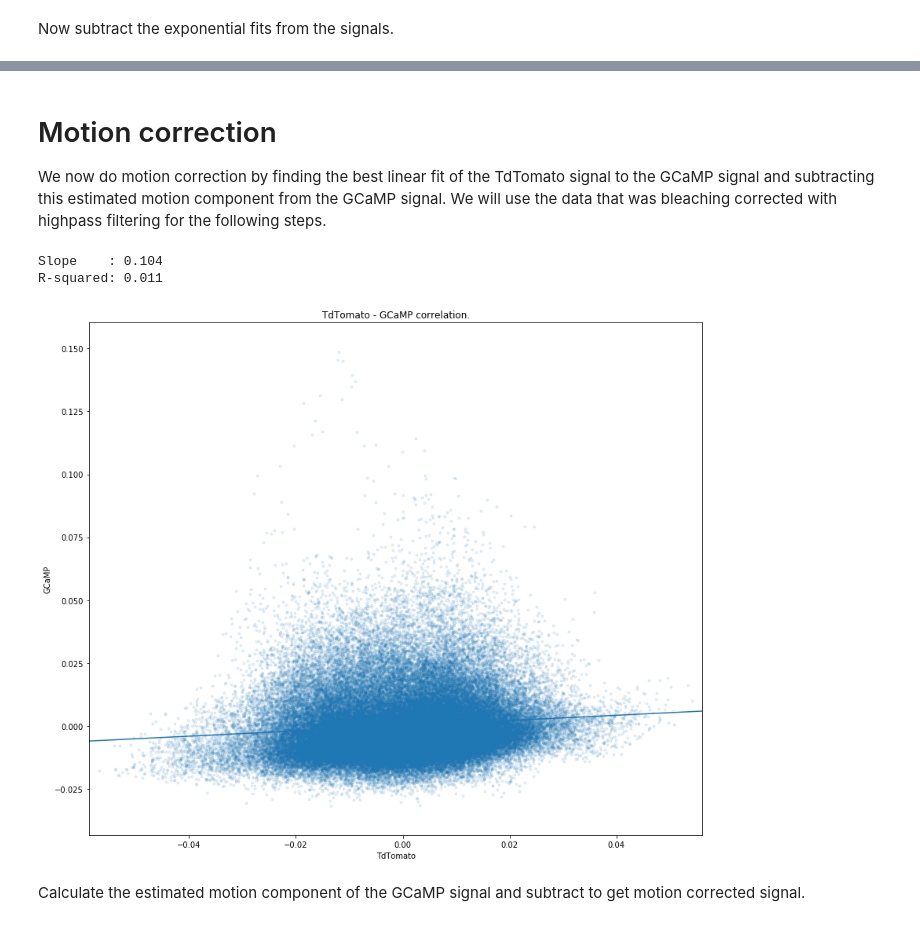
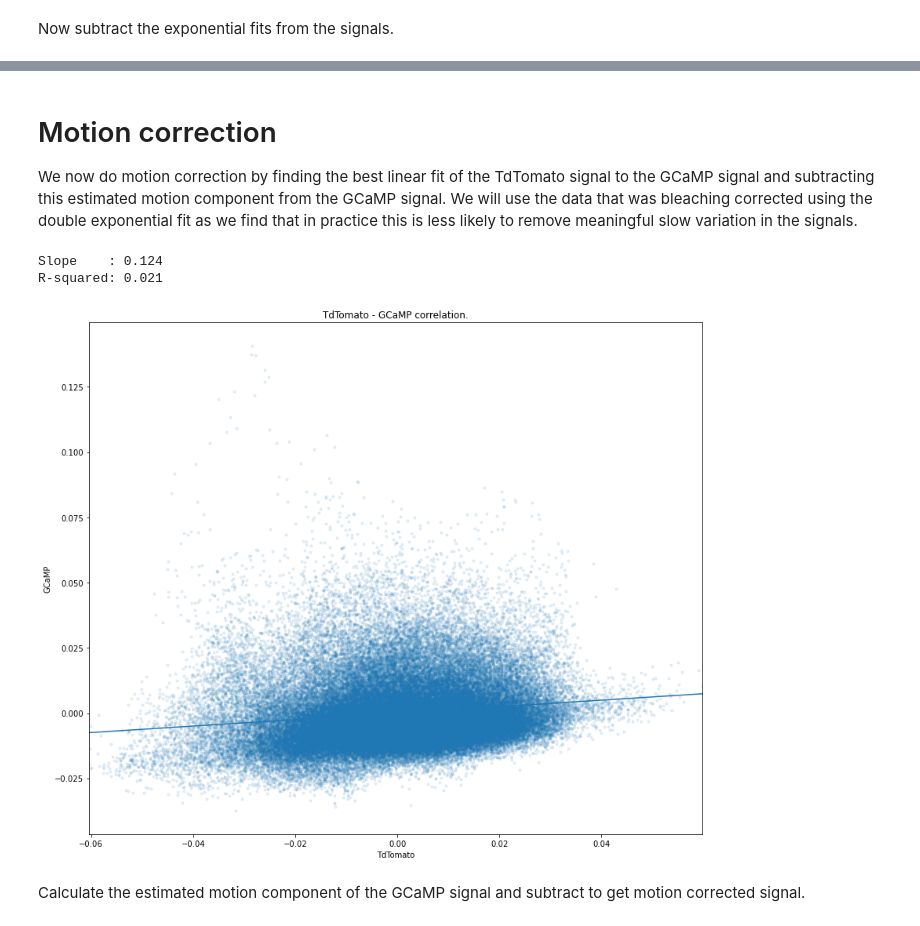
Before and after one commit to ThomasAkam/photometry_preprocessing, a Jupyter notebook: Photometry data preprocessing.ipynb, the cells around one changed output, grey strips where cells are left out. Saved outputs shown, nothing was run; the diff lists cells and outputs as text; code cells hidden in the pictures.

```diff
--- a/Photometry data preprocessing.ipynb
+++ b/Photometry data preprocessing.ipynb
@@ -119,15 +119,35 @@ Annother possible way of removing the influence of bleaching is to fit an expone
 # %%
-# The exponential curve we are going to fit.
-def exp_func(x, a, b, c):
-   return a*np.exp(-b*x) + c
+# The double exponential curve we are going to fit.
+def double_exponential(t, const, amp_fast, amp_slow, tau_slow, tau_multiplier):
+    '''Compute a double exponential function with constant offset.
+    Parameters:
+    t       : Time vector in seconds.
+    const   : Amplitude of the constant offset.
+    amp_fast: Amplitude of the fast component.
+    amp_slow: Amplitude of the slow component.
+    tau_slow: Time constant of slow component in seconds.
+    tau_multiplier: Time constant of fast component relative to slow.
+    '''
+    tau_fast = tau_slow*tau_multiplier
+    return const+amp_slow*np.exp(-t/tau_slow)+amp_fast*np.exp(-t/tau_fast)
 
 # Fit curve to GCaMP signal.
-GCaMP_parms, parm_cov = curve_fit(exp_func, time_seconds, GCaMP_denoised, p0=[1,1e-3,1],bounds=([0,0,0],[4,0.1,4]), maxfev=1000)
-GCaMP_expfit = exp_func(time_seconds, *GCaMP_parms)
+max_sig = np.max(GCaMP_denoised)
+inital_params = [max_sig/2, max_sig/4, max_sig/4, 3600, 0.1]
+bounds = ([0      , 0      , 0      , 600  , 0],
+          [max_sig, max_sig, max_sig, 36000, 1])
+GCaMP_parms, parm_cov = curve_fit(double_exponential, time_seconds, GCaMP_denoised,
+                                  p0=inital_params, bounds=bounds, maxfev=1000)
+GCaMP_expfit = double_exponential(time_seconds, *GCaMP_parms)
 
 # Fit curve to TdTomato signal.
-TdTom_parms, parm_cov = curve_fit(exp_func, time_seconds, TdTom_denoised, p0=[1,1e-3,1],bounds=([0,0,0],[4,0.1,4]), maxfev=1000)
-TdTom_expfit = exp_func(time_seconds, *TdTom_parms)
+max_sig = np.max(TdTom_denoised)
+inital_params = [max_sig/2, max_sig/4, max_sig/4, 3600, 0.1]
+bounds = ([0      , 0      , 0      , 600  , 0],
+          [max_sig, max_sig, max_sig, 36000, 1])
+TdTom_parms, parm_cov = curve_fit(double_exponential, time_seconds, TdTom_denoised,
+                                  p0=inital_params, bounds=bounds, maxfev=1000)
+TdTom_expfit = double_exponential(time_seconds, *TdTom_parms)
 
 plt.plot(time_seconds, GCaMP_denoised, 'g', label='GCaMP')
 plt.plot(time_seconds, GCaMP_expfit,'k', linewidth=1.5)
@@ -184,23 +172,23 @@ plt.xlabel('Time (seconds)');
 # %% [markdown]
 # Motion correction
 
-We now do motion correction by finding the best linear fit of the TdTomato signal to the GCaMP signal and subtracting this estimated motion component from the GCaMP signal.  We will use the data that was bleaching corrected with highpass filtering for the following steps.
+We now do motion correction by finding the best linear fit of the TdTomato signal to the GCaMP signal and subtracting this estimated motion component from the GCaMP signal.  We will use the data that was bleaching corrected using the double exponential fit as we find that in practice this is less likely to remove meaningful slow variation in the signals.
 # %%
-slope, intercept, r_value, p_value, std_err = linregress(x=TdTom_highpass, y=GCaMP_highpass)
+slope, intercept, r_value, p_value, std_err = linregress(x=TdTom_es, y=GCaMP_es)
 
-plt.scatter(TdTom_highpass[::5], GCaMP_highpass[::5],alpha=0.1, marker='.')
+plt.scatter(TdTom_es[::5], GCaMP_es[::5],alpha=0.1, marker='.')
 x = np.array(plt.xlim())
 plt.plot(x, intercept+slope*x)
 plt.xlabel('TdTomato')
 plt.ylabel('GCaMP')
 plt.title('TdTomato - GCaMP correlation.')
 
 print('Slope    : {:.3f}'.format(slope))
 print('R-squared: {:.3f}'.format(r_value**2))
 # %% [output]
-Slope    : 0.104
-R-squared: 0.011
+Slope    : 0.124
+R-squared: 0.021
-[figure, old version]
+[figure, new version]
 # %% [markdown]
 Calculate the estimated motion component of the GCaMP signal and subtract to get motion corrected signal.
 # %%
```
Also changed, not shown: parts of 21 cells of this notebook.
